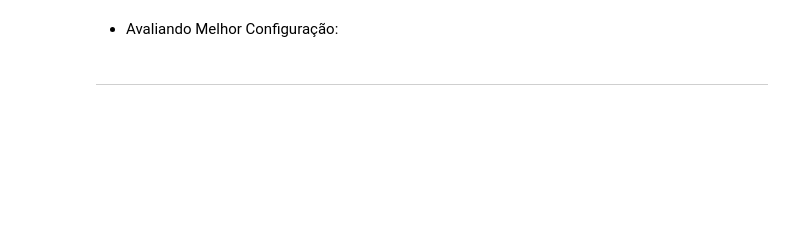
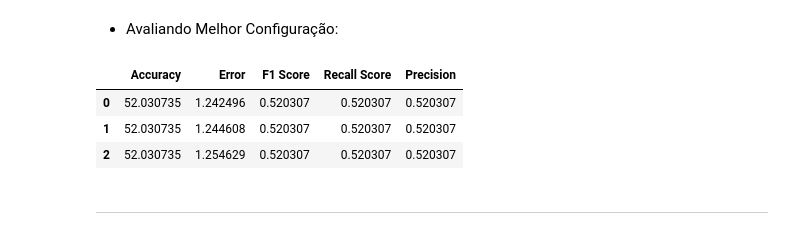
Before and after one commit to SonanFarr/Trabalho_Visao_Computacional, a Jupyter notebook: src/main.ipynb, the cells around one changed output. Cells and saved outputs as stored; diff of their text form; code cells hidden in the pictures; blank space fills up the shorter version.

```diff
--- a/src/main.ipynb
+++ b/src/main.ipynb
@@ -794,6 +841,9 @@ errors = []
 f1s = []
 recalls = []
 precisions = []
+
+pred_list = []
+label_list = []
 
 accuracy = 0
 error = 999
@@ -803,32 +853,43 @@ epochs = 50
 learning = 1e-2
 
 for i in tqdm(range(3)):
     train_dataloader = DataLoader(training_data_BF, batch_size=batch_size)
     test_dataloader = DataLoader(test_data_BF, batch_size=batch_size)
 
     model = MY_VGG16(n_classes = 10)
     if torch.cuda.is_available():
         model.cuda()
 
     loss_fn = nn.CrossEntropyLoss()
     optimizer = torch.optim.SGD(model.parameters(), lr=learning)
 
     epochs = 50
     for t in range(50):
         train(train_dataloader, model, loss_fn, optimizer, device)
         predicts, labels, accuracy, error = test_new_metrics(test_dataloader, model, loss_fn, device)
 
     predicts = np.concatenate(predicts).ravel().tolist()
     labels = np.concatenate(labels).ravel().tolist()
 
+    pred_list.append(predicts)
+    label_list.append(labels)
+
     f1s.append(f1_score(labels, predicts, average="micro"))
     recalls.append(recall_score(labels, predicts, average="micro"))
     precisions.append(precision_score(labels, predicts, average="micro"))
     accuracys.append(accuracy)
     errors.append(error)
 
+df_cm = pd.DataFrame({'Pred_1': pred_list[0], 'Label_1':label_list[0], 'Pred_2': pred_list[1], 'Label_2':label_list[1], 'Pred_3': pred_list[2], 'Label_3':label_list[2]})
+df_cm.to_csv('../data/results/bf_vgg16_confusion_matrix.csv', index=False)
+
 df = pd.DataFrame({'Accuracy': accuracys, 'Error': errors, 'F1 Score': f1s, 'Recall Score': recalls, 'Precision': precisions})
 df.to_csv('../data/results/BF_vgg16_bestConfig.csv', index=False)
 df
+# %% [output]
+|  | Accuracy | Error | F1 Score | Recall Score | Precision |
+| 0 | 52.030735 | 1.242496 | 0.520307 | 0.520307 | 0.520307 |
+| 1 | 52.030735 | 1.244608 | 0.520307 | 0.520307 | 0.520307 |
+| 2 | 52.030735 | 1.254629 | 0.520307 | 0.520307 | 0.520307 |
 # %% [markdown]
 -------------------------------
```
Also changed, not shown: parts of 6 cells of this notebook, 1 other file.
